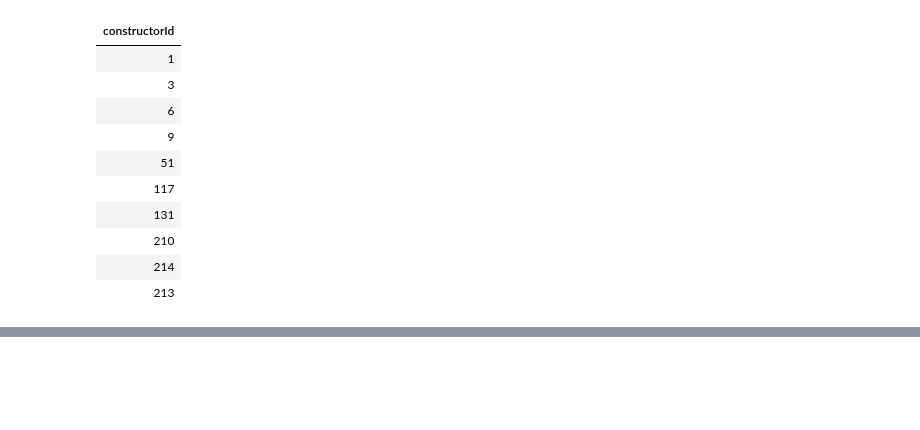
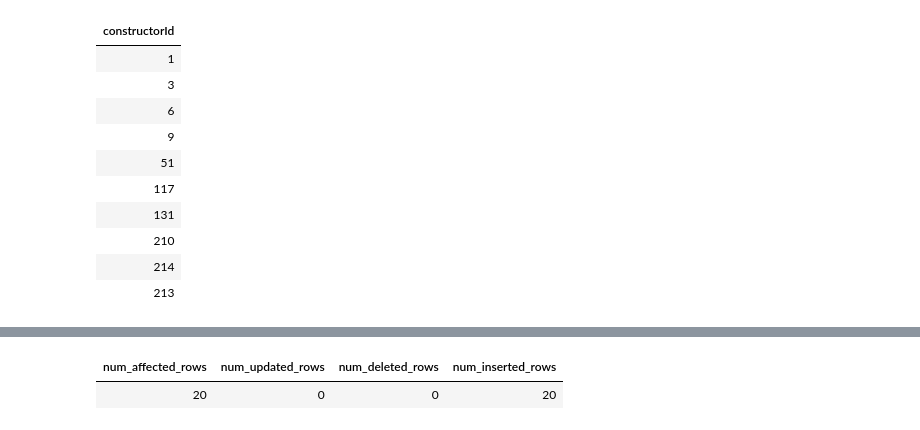
Before and after one commit to perezlino/azure_cloud, a Jupyter notebook: 3-Azure_Databricks/Material/Delta Lake/2-Delta Managed tables.ipynb, the cells around one changed output, grey strips where cells are left out. Cells and saved outputs as stored; diff of their text form; code cells hidden in the pictures; blank space fills up the shorter version.

```diff
--- a/3-Azure_Databricks/Material/Delta Lake/2-Delta Managed tables.ipynb
+++ b/3-Azure_Databricks/Material/Delta Lake/2-Delta Managed tables.ipynb
@@ -186,0 +244,33 @@ DROP TABLE f1_demo.results_managed
+# %%
+-- t: target y s: source
+MERGE INTO f1_demo.results_merge t
+USING v_results_df s
+ON t.driverId = s.driverId
+WHEN MATCHED THEN
+  UPDATE SET t.constructorId = s.constructorId,
+             t.driverId = s.driverId,
+             t.fastestLap = s.fastestLap,
+             t.fastestLapSpeed = s.fastestLapSpeed,
+             t.fastestLapTime = s.fastestLapTime,
+             t.grid = s.grid,
+             t.laps = s.laps,
+             t.milliseconds = s.milliseconds,
+             t.number = s.number,
+             t.points = s.points,
+             t.position = s.position,
+             t.positionOrder = s.positionOrder,
+             t.positionText = s.positionText,
+             t.raceId = s.raceId,
+             t.rank = s.rank,
+             t.resultId = s.resultId,
+             t.statusId = s.statusId,
+             t.time = s.time
+WHEN NOT MATCHED
+  THEN INSERT (t.constructorId,t.driverId,t.fastestLap,t.fastestLapSpeed,t.fastestLapTime,t.grid,t.laps,t.milliseconds,
+               t.number,t.points,t.position,t.positionOrder,t.positionText,t.raceId,t.rank,t.resultId,t.statusId,t.time)
+
+  VALUES (s.constructorId,s.driverId,s.fastestLap,s.fastestLapSpeed,s.fastestLapTime,s.grid,s.laps,s.milliseconds,
+          s.number,s.points,s.position,s.positionOrder,s.positionText,s.raceId,s.rank,s.resultId,s.statusId,s.time)
+# %% [output]
+| num_affected_rows | num_updated_rows | num_deleted_rows | num_inserted_rows |
+| 20 | 0 | 0 | 20 |
```
Also changed, not shown: parts of 19 cells of this notebook, 30 other files.
